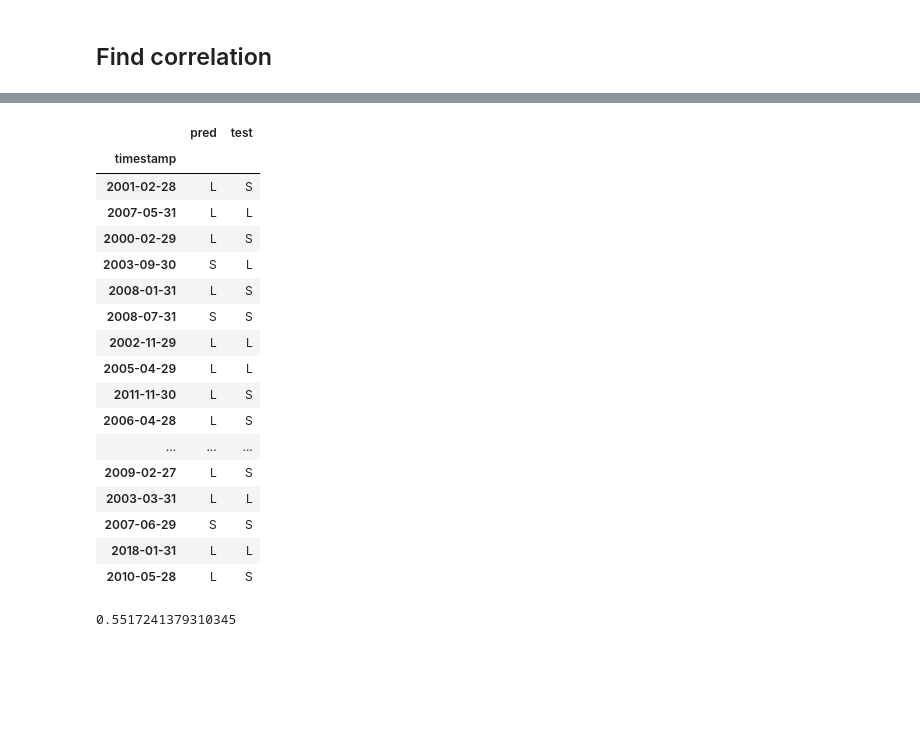
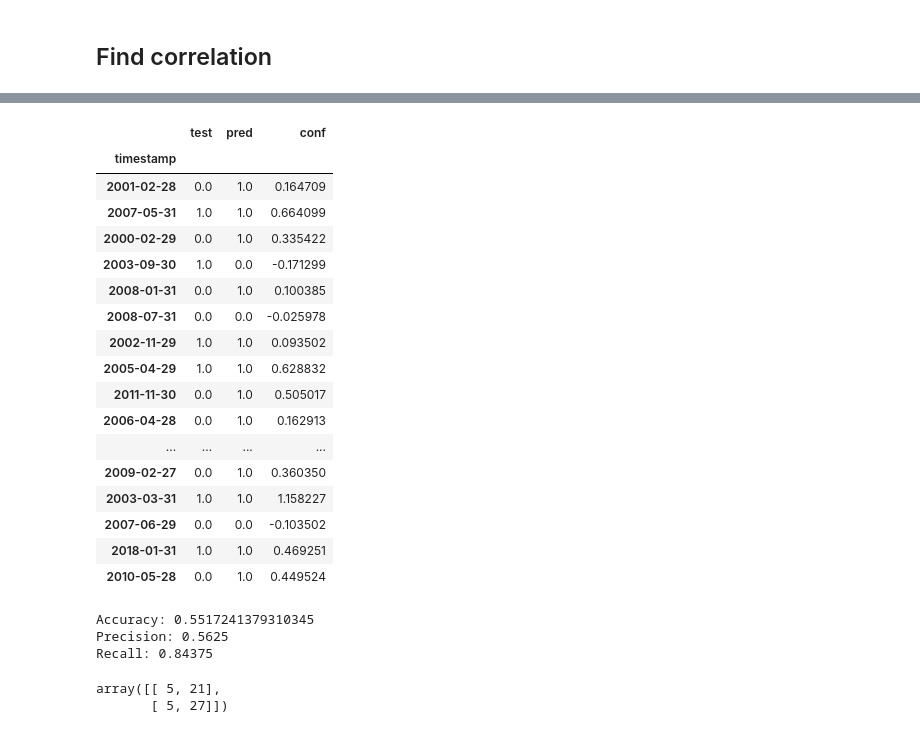
Before and after one commit to thu2pham/StockForecasting, a Jupyter notebook: event_based_forecasting.ipynb, the cells around one changed output, grey strips where cells are left out. Cells and saved outputs as stored; diff of their text form; code cells hidden in the pictures; blank space fills up the shorter version.

```diff
--- a/event_based_forecasting.ipynb
+++ b/event_based_forecasting.ipynb
@@ -91,7 +91,7 @@ df.tail(10)
 ## Convert closing price to trading action
 # %%
 # Expected Return
-expectedReturn = 0.000001
+expectedReturn = 0 # Long if the stock price stays the same or increases
 
 df['prev_close'] = df['close'].shift(-1)
 
@@ -99,7 +99,7 @@ df['action'] = np.nan
 
 for i, row in df.iterrows():
     realReturn = (df.loc[i, 'close'] / df.loc[i, 'prev_close']) - 1
-    df.loc[i, 'action'] = 'L' if (realReturn >= expectedReturn) else 'S' # L = Long / S = Short
+    df.loc[i, 'action'] = 1 if (realReturn >= expectedReturn) else 0 # 1 = Long / 0 = Short
 
 
 df.head(10)
@@ -301,31 +301,44 @@ logreg.fit(X_train,y_train)
 
 #
 y_pred=logreg.predict(X_test)
+y_conf=logreg.decision_function(X_test)
 # %%
-result = pd.DataFrame({ 'pred': y_pred, 'test': y_test }, columns=['pred','test'])
+result = pd.DataFrame({ 'test': y_test, 'pred': y_pred, 'conf': y_conf }, columns=['test','pred','conf'])
 result
 # %% [output]
-|  | pred | test |
-| timestamp |  |  |
-| 2001-02-28 | L | S |
-| 2007-05-31 | L | L |
-| 2000-02-29 | L | S |
-| 2003-09-30 | S | L |
-| 2008-01-31 | L | S |
-| 2008-07-31 | S | S |
-| 2002-11-29 | L | L |
-| 2005-04-29 | L | L |
-| 2011-11-30 | L | S |
-| 2006-04-28 | L | S |
-| ... | ... | ... |
-| 2009-02-27 | L | S |
-| 2003-03-31 | L | L |
-| 2007-06-29 | S | S |
-| 2018-01-31 | L | L |
-| 2010-05-28 | L | S |
+|  | test | pred | conf |
+| timestamp |  |  |  |
+| 2001-02-28 | 0.0 | 1.0 | 0.164709 |
+| 2007-05-31 | 1.0 | 1.0 | 0.664099 |
+| 2000-02-29 | 0.0 | 1.0 | 0.335422 |
+| 2003-09-30 | 1.0 | 0.0 | -0.171299 |
+| 2008-01-31 | 0.0 | 1.0 | 0.100385 |
+| 2008-07-31 | 0.0 | 0.0 | -0.025978 |
+| 2002-11-29 | 1.0 | 1.0 | 0.093502 |
+| 2005-04-29 | 1.0 | 1.0 | 0.628832 |
+| 2011-11-30 | 0.0 | 1.0 | 0.505017 |
+| 2006-04-28 | 0.0 | 1.0 | 0.162913 |
+| ... | ... | ... | ... |
+| 2009-02-27 | 0.0 | 1.0 | 0.360350 |
+| 2003-03-31 | 1.0 | 1.0 | 1.158227 |
+| 2007-06-29 | 0.0 | 0.0 | -0.103502 |
+| 2018-01-31 | 1.0 | 1.0 | 0.469251 |
+| 2010-05-28 | 0.0 | 1.0 | 0.449524 |
-# %%
-from sklearn.metrics import accuracy_score
-
-accuracy_score(y_test, y_pred)
-# %% [output]
-0.5517241379310345
+# %%
+from sklearn import metrics
+
+print("Accuracy:",metrics.accuracy_score(y_test, y_pred))
+print("Precision:",metrics.precision_score(y_test, y_pred))
+print("Recall:",metrics.recall_score(y_test, y_pred))
+# %% [output]
+Accuracy: 0.5517241379310345
+Precision: 0.5625
+Recall: 0.84375
+# %%
+# import the metrics class
+from sklearn import metrics
+cnf_matrix = metrics.confusion_matrix(y_test, y_pred)
+cnf_matrix
+# %% [output]
+array([[ 5, 21],
+       [ 5, 27]])
```
Also changed, not shown: parts of 10 cells of this notebook.
